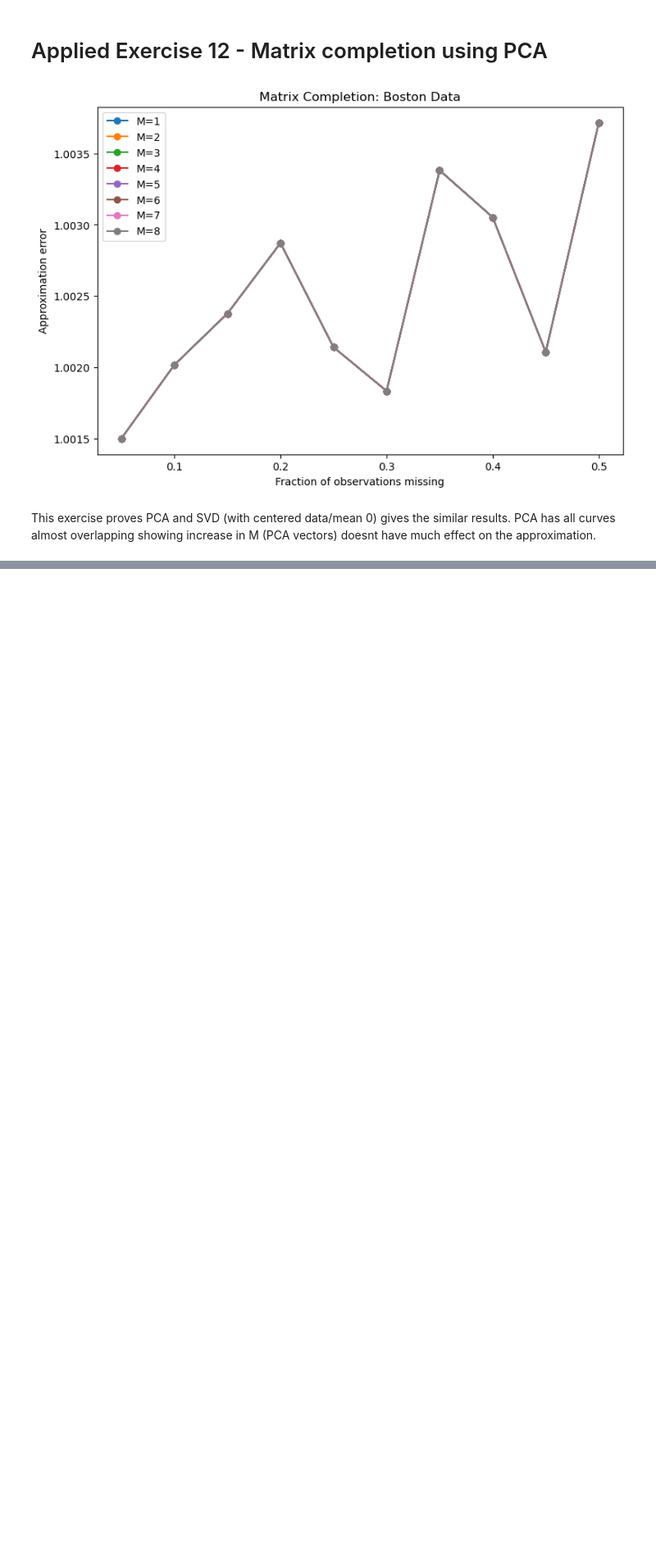
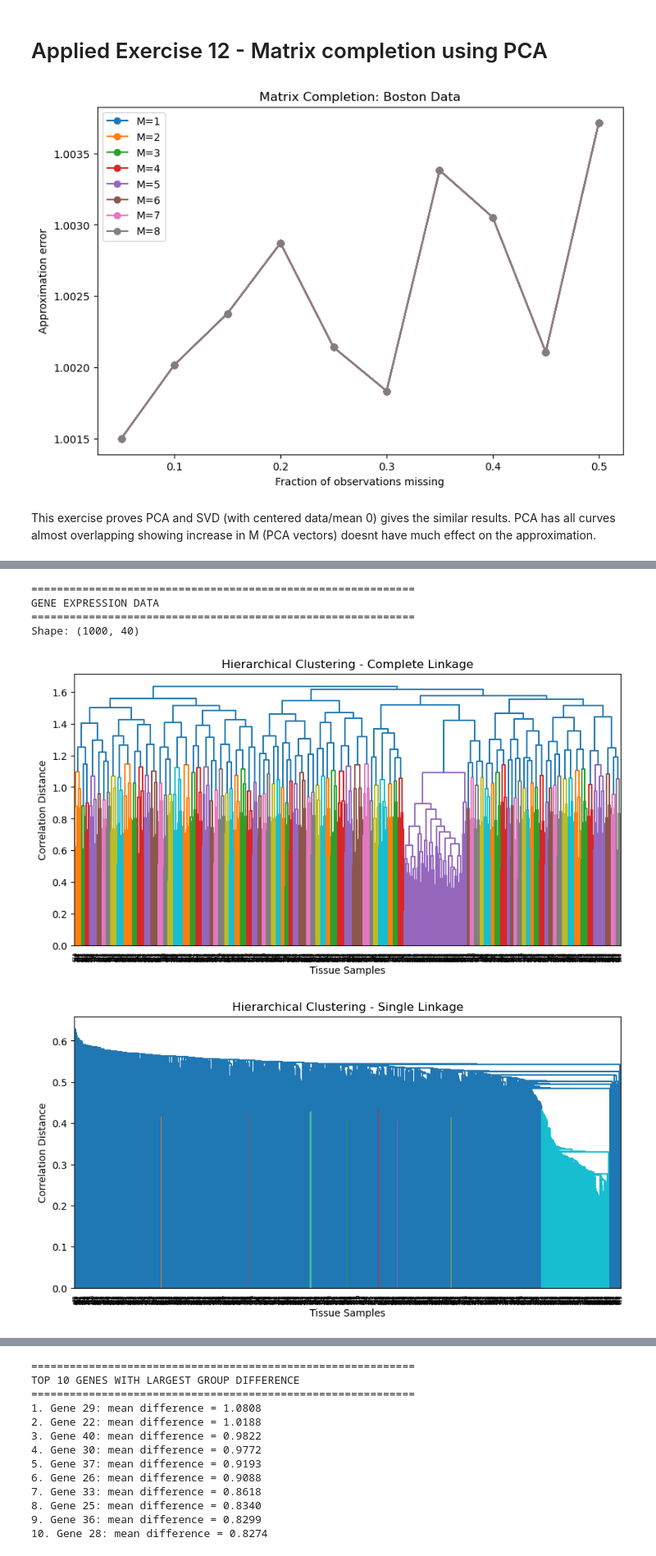
Before and after one commit to sumukha-r/isl-python-solutions, a Jupyter notebook: Chapter12-Unsupervised-Learning/Chapter12-Unsupervised-Learning.ipynb, the cells around one changed output, grey strips where cells are left out. Shown at 82% size. Cells and saved outputs as stored; diff of their text form; code cells hidden in the pictures; blank space fills up the shorter version.

```diff
--- a/Chapter12-Unsupervised-Learning/Chapter12-Unsupervised-Learning.ipynb
+++ b/Chapter12-Unsupervised-Learning/Chapter12-Unsupervised-Learning.ipynb
@@ -443,0 +447,42 @@ This exercise proves PCA and SVD (with centered data/mean 0) gives the similar r
+# %%
+url = "https://www.statlearning.com/s/Ch12Ex13.csv"
+genes = pd.read_csv(url, header=None)
+
+print("=" * 60)
+print("GENE EXPRESSION DATA")
+print("=" * 60)
+print("Shape:", genes.shape)
+
+X = genes.values
+D = 1 - np.corrcoef(X)
+
+for method in ["complete", "single", "average"]:
+    Z = linkage(D[np.triu_indices_from(D, k=1)], method=method)
+
+    plt.figure(figsize=(10, 5))
+    dendrogram(Z)
+    plt.title(f"Hierarchical Clustering - {method.capitalize()} Linkage")
+    plt.xlabel("Tissue Samples")
+    plt.ylabel("Correlation Distance")
+    plt.show()
+
+# Genes that differ most between the two groups
+group1 = X[:20]
+group2 = X[20:]
+
+difference = np.abs(group1.mean(axis=0) - group2.mean(axis=0))
+top_genes = np.argsort(difference)[::-1][:10]
+
+print("=" * 60)
+print("TOP 10 GENES WITH LARGEST GROUP DIFFERENCE")
+print("=" * 60)
+
+for rank, gene in enumerate(top_genes, 1):
+    print(f"{rank}. Gene {gene + 1}: mean difference = {difference[gene]:.4f}")
+# %% [output]
+============================================================
+GENE EXPRESSION DATA
+============================================================
+Shape: (1000, 40)
+[figure, added]
+[figure, added]
@@ -443,0 +490,13 @@ This exercise proves PCA and SVD (with centered data/mean 0) gives the similar r
+============================================================
+TOP 10 GENES WITH LARGEST GROUP DIFFERENCE
+============================================================
+1. Gene 29: mean difference = 1.0808
+2. Gene 22: mean difference = 1.0188
+3. Gene 40: mean difference = 0.9822
+4. Gene 30: mean difference = 0.9772
+5. Gene 37: mean difference = 0.9193
+6. Gene 26: mean difference = 0.9088
+7. Gene 33: mean difference = 0.8618
+8. Gene 25: mean difference = 0.8340
+9. Gene 36: mean difference = 0.8299
+10. Gene 28: mean difference = 0.8274
```
Also changed, not shown: parts of 4 cells of this notebook, 1 other file.
